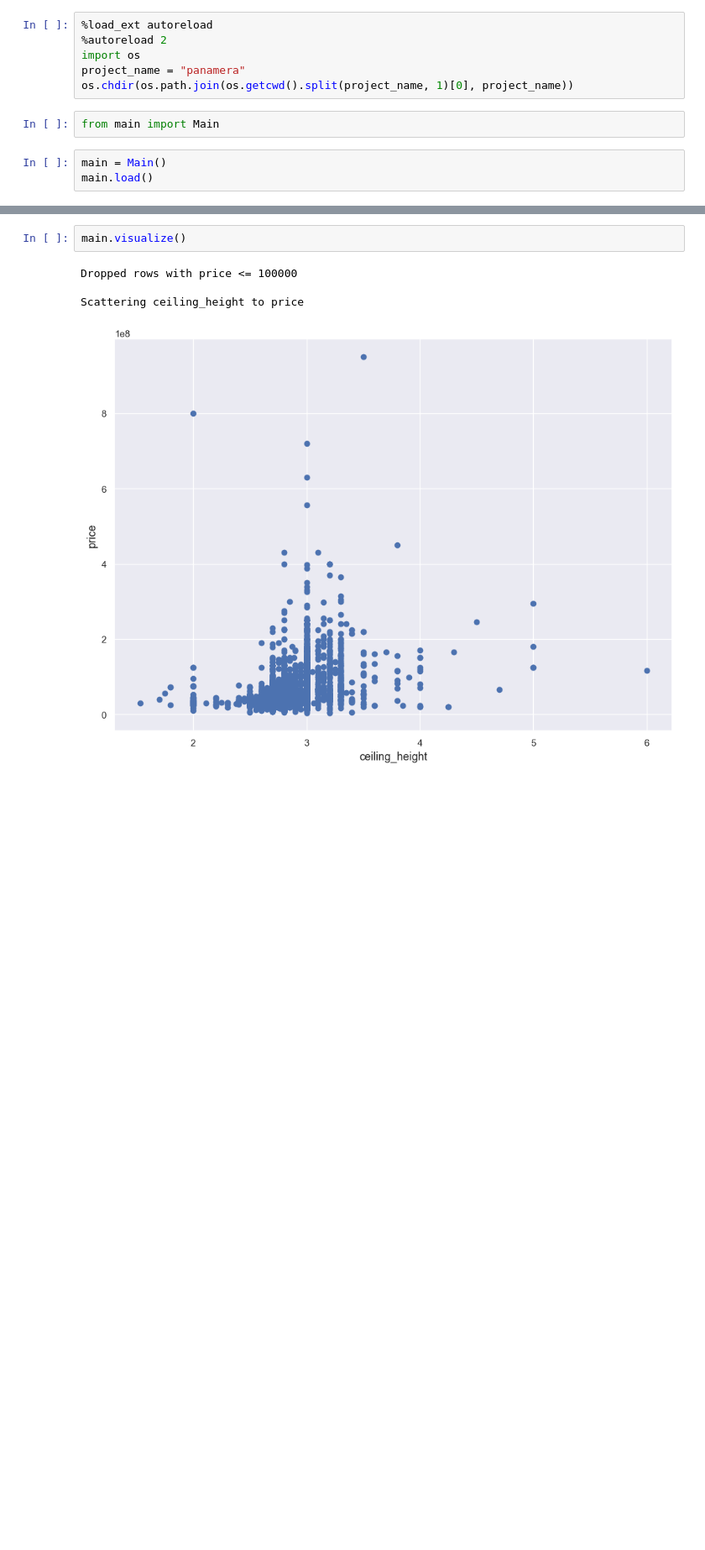
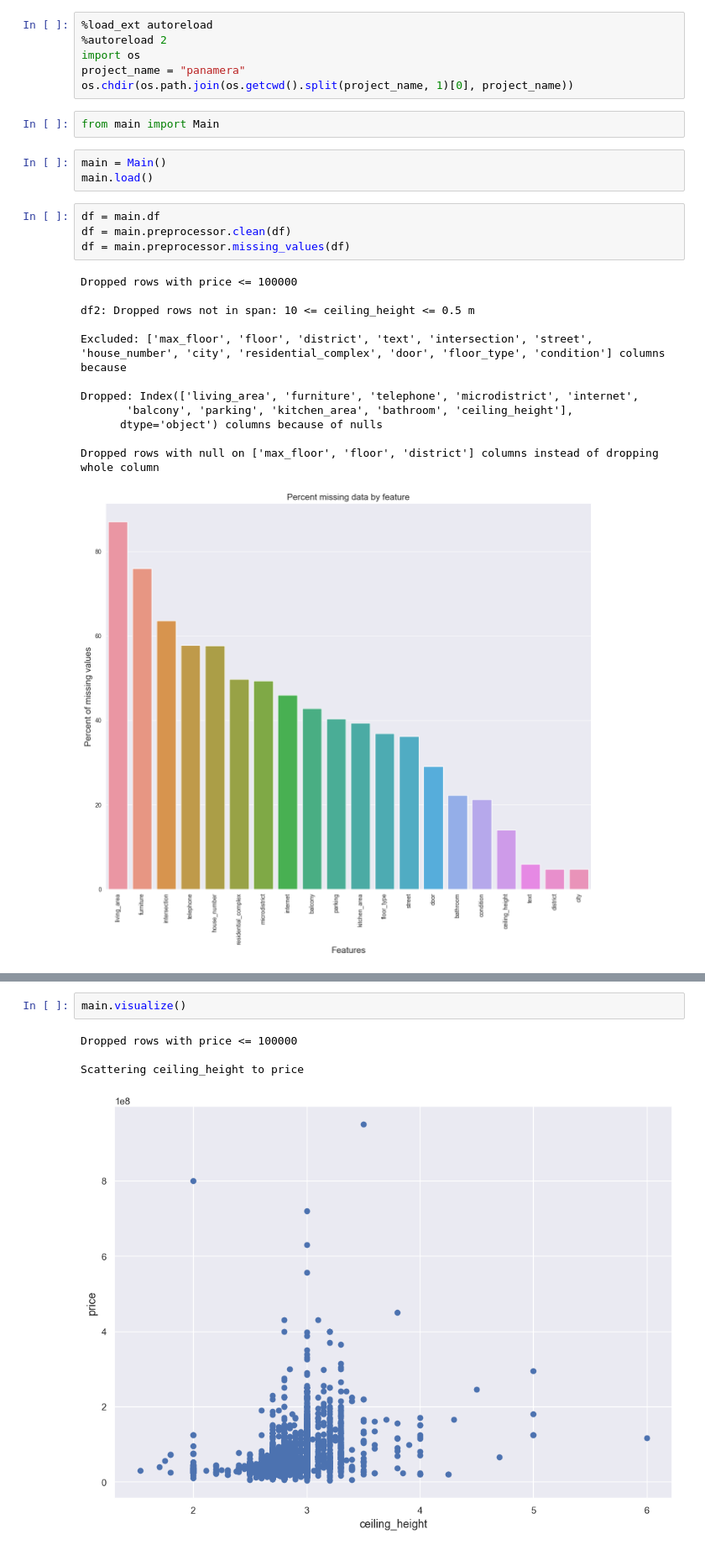
Before and after one commit to kaisar-barlybay/panamera, a Jupyter notebook: lab/main.ipynb, the cells around one changed output, grey strips where cells are left out. Shown at 84% size. Cells and saved outputs as stored; diff of their text form; blank space fills up the shorter version.

```diff
--- a/lab/main.ipynb
+++ b/lab/main.ipynb
@@ -9,3 +9,20 @@ from main import Main
 # %%
 main = Main()
 main.load()
+# %%
+df = main.df
+df = main.preprocessor.clean(df)
+df = main.preprocessor.missing_values(df)
+# %% [output]
+Dropped rows with price <= 100000
+
+df2: Dropped rows not in span: 10 <= ceiling_height <= 0.5 m
+
+Excluded: ['max_floor', 'floor', 'district', 'text', 'intersection', 'street', 'house_number', 'city', 'residential_complex', 'door', 'floor_type', 'condition'] columns because
+
+Dropped: Index(['living_area', 'furniture', 'telephone', 'microdistrict', 'internet',
+       'balcony', 'parking', 'kitchen_area', 'bathroom', 'ceiling_height'],
+      dtype='object') columns because of nulls
+
+Dropped rows with null on ['max_floor', 'floor', 'district'] columns instead of dropping whole column
+[figure, added]
```
Also changed, not shown: parts of 2 cells of this notebook, 5 other files.
